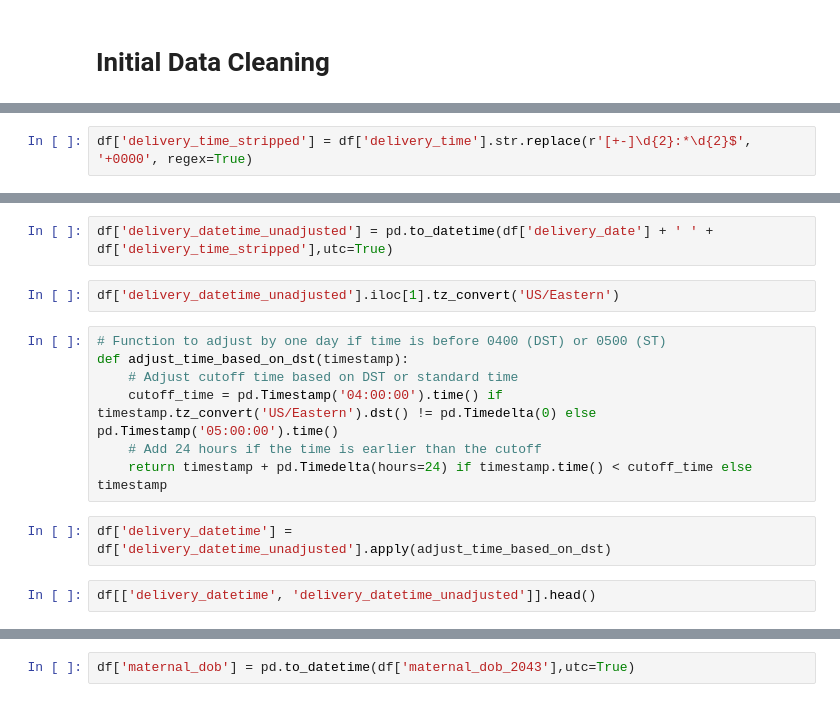
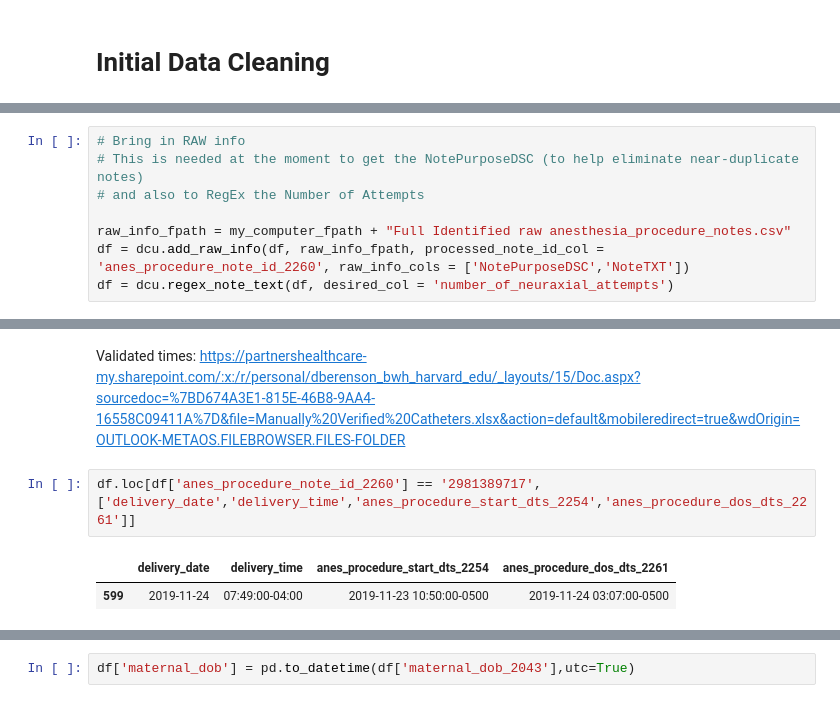
Before and after one commit to dfberenson/Epidural-Analysis, a Jupyter notebook: Merlin Epidural Data Processing.ipynb, the cells around one changed output, grey strips where cells are left out. Drawn from its saved outputs; the diff is of its cells as text.

Commit message:
Started to modularize code

```diff
--- a/Merlin Epidural Data Processing.ipynb
+++ b/Merlin Epidural Data Processing.ipynb
@@ -103,3 +87,11 @@ df['number_of_neuraxial_attempts'] = df['NoteTXT'].apply(get_number_of_neuraxial
+# %%
+# Bring in RAW info
+# This is needed at the moment to get the NotePurposeDSC (to help eliminate near-duplicate notes)
+# and also to RegEx the Number of Attempts
+
+raw_info_fpath = my_computer_fpath + "Full Identified raw anesthesia_procedure_notes.csv"
+df = dcu.add_raw_info(df, raw_info_fpath, processed_note_id_col = 'anes_procedure_note_id_2260', raw_info_cols = ['NotePurposeDSC','NoteTXT'])
+df = dcu.regex_note_text(df, desired_col = 'number_of_neuraxial_attempts')
 # %% [markdown]
 ## Handle datetime issues
 
@@ -115,2 +104,0 @@ df['delivery_time'].head()
-# %%
-df['delivery_time_stripped'] = df['delivery_time'].str.replace(r'[+-]\d{2}:*\d{2}$', '+0000', regex=True)
@@ -119,15 +105,8 @@ df['delivery_time_stripped'].head()
-# %%
-df['delivery_datetime_unadjusted'] = pd.to_datetime(df['delivery_date'] + ' ' + df['delivery_time_stripped'],utc=True)
-# %%
-df['delivery_datetime_unadjusted'].iloc[1].tz_convert('US/Eastern')
-# %%
-# Function to adjust by one day if time is before 0400 (DST) or 0500 (ST)
-def adjust_time_based_on_dst(timestamp):
-    # Adjust cutoff time based on DST or standard time
-    cutoff_time = pd.Timestamp('04:00:00').time() if timestamp.tz_convert('US/Eastern').dst() != pd.Timedelta(0) else pd.Timestamp('05:00:00').time()
-    # Add 24 hours if the time is earlier than the cutoff
-    return timestamp + pd.Timedelta(hours=24) if timestamp.time() < cutoff_time else timestamp
-# %%
-df['delivery_datetime'] = df['delivery_datetime_unadjusted'].apply(adjust_time_based_on_dst)
-# %%
-df[['delivery_datetime', 'delivery_datetime_unadjusted']].head()
+# %% [markdown]
+Validated times:
+https://partnershealthcare-my.sharepoint.com/:x:/r/personal/dberenson_bwh_harvard_edu/_layouts/15/Doc.aspx?sourcedoc=%7BD674A3E1-815E-46B8-9AA4-16558C09411A%7D&file=Manually%20Verified%20Catheters.xlsx&action=default&mobileredirect=true&wdOrigin=OUTLOOK-METAOS.FILEBROWSER.FILES-FOLDER
+# %%
+df.loc[df['anes_procedure_note_id_2260'] == '2981389717',['delivery_date','delivery_time','anes_procedure_start_dts_2254','anes_procedure_dos_dts_2261']]
+# %% [output]
+|  | delivery_date | delivery_time | anes_procedure_start_dts_2254 | anes_procedure_dos_dts_2261 |
+| 599 | 2019-11-24 | 07:49:00-04:00 | 2019-11-23 10:50:00-0500 | 2019-11-24 03:07:00-0500 |
```
Also changed, not shown: parts of 31 cells of this notebook, 4 other files.
